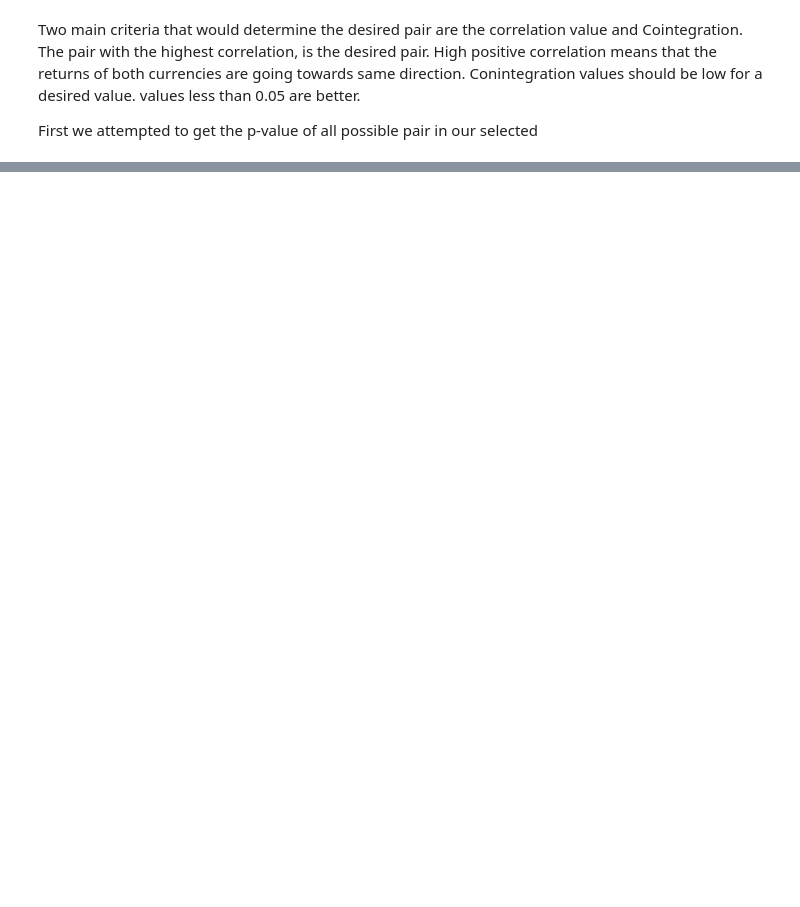
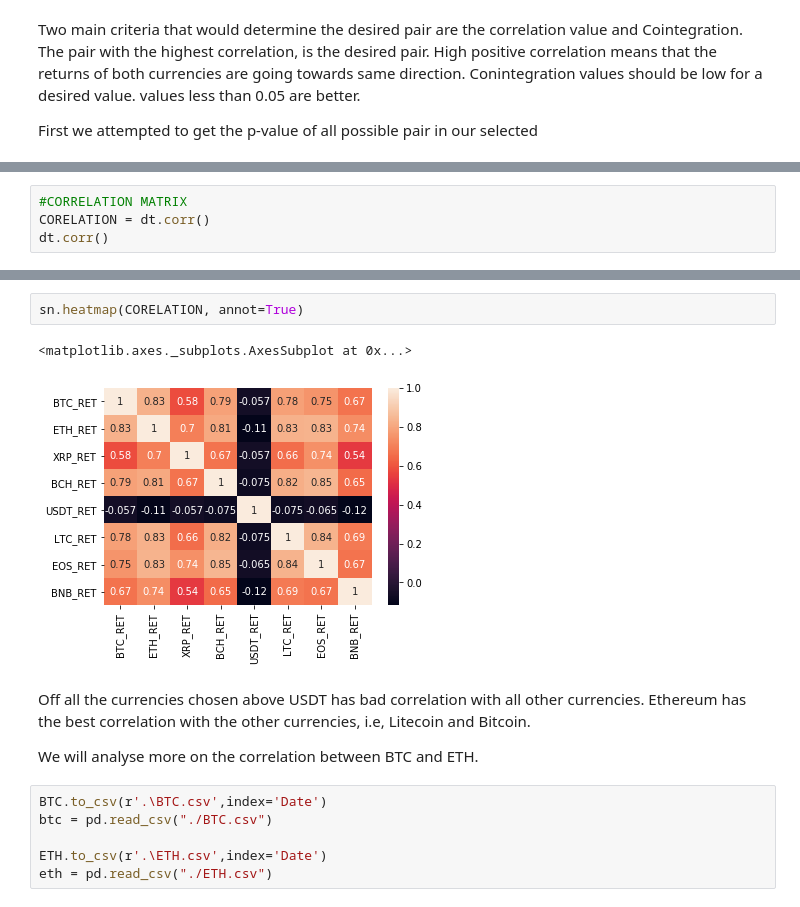
Before and after one commit to munindra44/Capstone-project-UC, a Jupyter notebook: CryptoCurrency Forecast.ipynb, the cells around one changed output, grey strips where cells are left out. Saved outputs shown, nothing was run; the diff lists cells and outputs as text; blank space fills up the shorter version.

```diff
--- a/CryptoCurrency Forecast.ipynb
+++ b/CryptoCurrency Forecast.ipynb
@@ -213,0 +231,4 @@ BNB_C.RET and EOS_C.RET: p-value = 0.9390917748350284
+# %%
+#CORRELATION MATRIX
+CORELATION = dt.corr()
+dt.corr()
@@ -213,0 +245,16 @@ BNB_C.RET and EOS_C.RET: p-value = 0.9390917748350284
+# %%
+sn.heatmap(CORELATION, annot=True)
+# %% [output]
+<matplotlib.axes._subplots.AxesSubplot at 0x...>
+[figure, added]
+# %% [markdown]
+Off all the currencies chosen above USDT has bad correlation with all other currencies.
+Ethereum has the best correlation with the other currencies, i.e, Litecoin and Bitcoin.
+
+We will analyse more on the correlation between BTC and ETH.
+# %%
+BTC.to_csv(r'.\BTC.csv',index='Date')
+btc = pd.read_csv("./BTC.csv")
+
+ETH.to_csv(r'.\ETH.csv',index='Date')
+eth = pd.read_csv("./ETH.csv")
```
Also changed, not shown: parts of 28 cells of this notebook, 8 other files.
